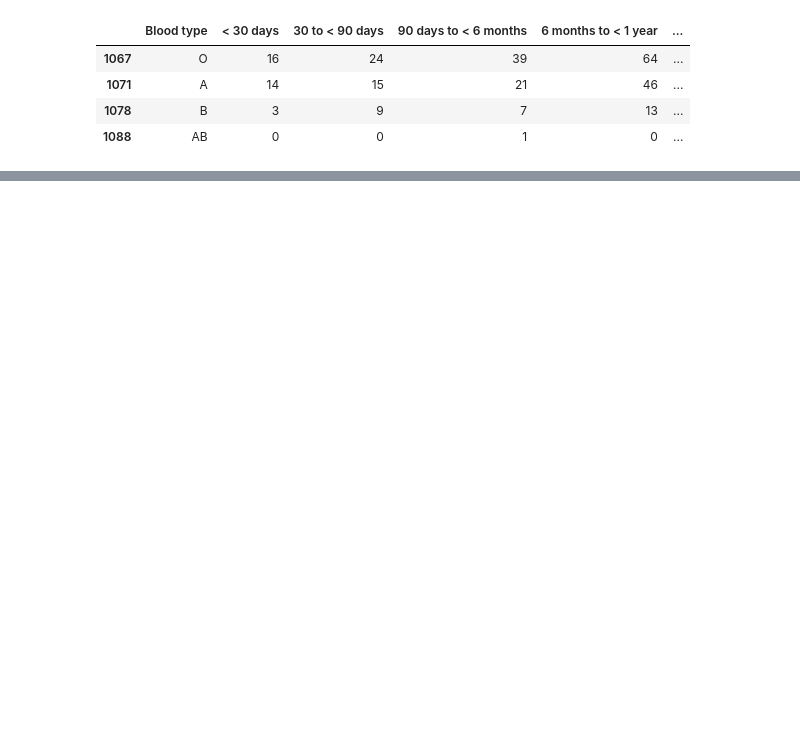
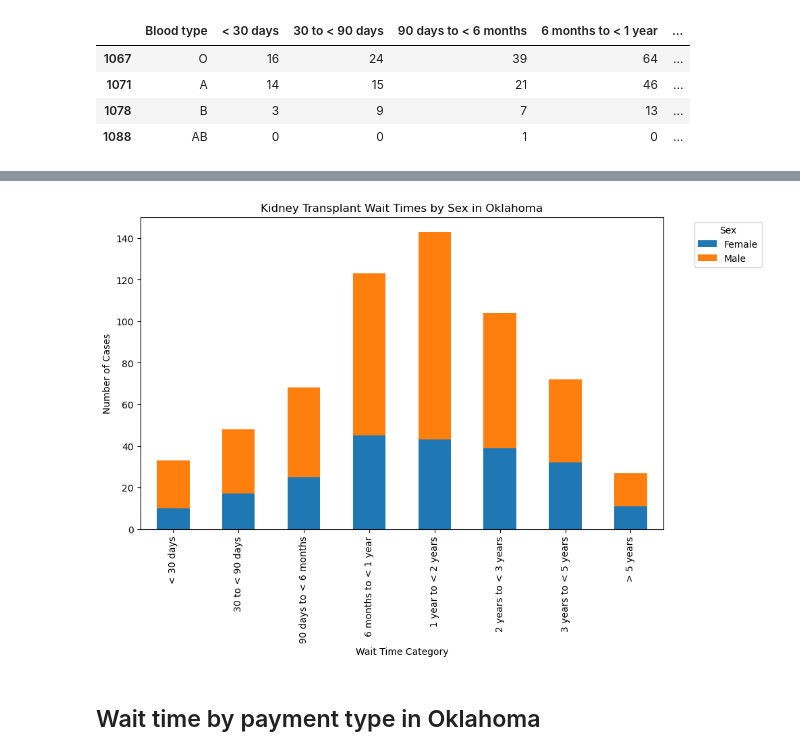
Before and after one commit to ASPigman/Project_1, a Jupyter notebook: KidneyTransplantMain.ipynb, the cells around one changed output, grey strips where cells are left out. Drawn from its saved outputs; the diff is of its cells as text; code cells hidden in the pictures; blank space fills up the shorter version.

```diff
--- a/KidneyTransplantMain.ipynb
+++ b/KidneyTransplantMain.ipynb
@@ -112,3 +138,18 @@ ok_sex_wait
 | 1066 | Male | 23 | 31 | 43 | 78 | 100 | ... |
 # %%
 # Plot above on a bar chart
+# Set Blood type as the index
+ok_sex_data = ok_sex_wait.set_index("Sex")
+
+# Transpose the DataFrame for easier plotting: https://www.w3resource.com/pandas/dataframe/dataframe-transpose.php
+ok_sex_data = ok_sex_data.transpose()
+
+# Plot the bar chart
+ok_sex_data.plot(kind="bar", stacked=True, figsize=(10, 6))
+plt.title("Kidney Transplant Wait Times by Sex in Oklahoma")
+plt.xlabel("Wait Time Category")
+plt.ylabel("Number of Cases")
+plt.legend(title="Sex", bbox_to_anchor=(1.05, 1), loc="upper left")
+plt.show()
+# %% [output]
+[figure, added]
@@ -114,0 +160,2 @@ ok_sex_wait
+# %% [markdown]
+## Wait time by payment type in Oklahoma
```
Also changed, not shown: parts of 27 cells of this notebook.
